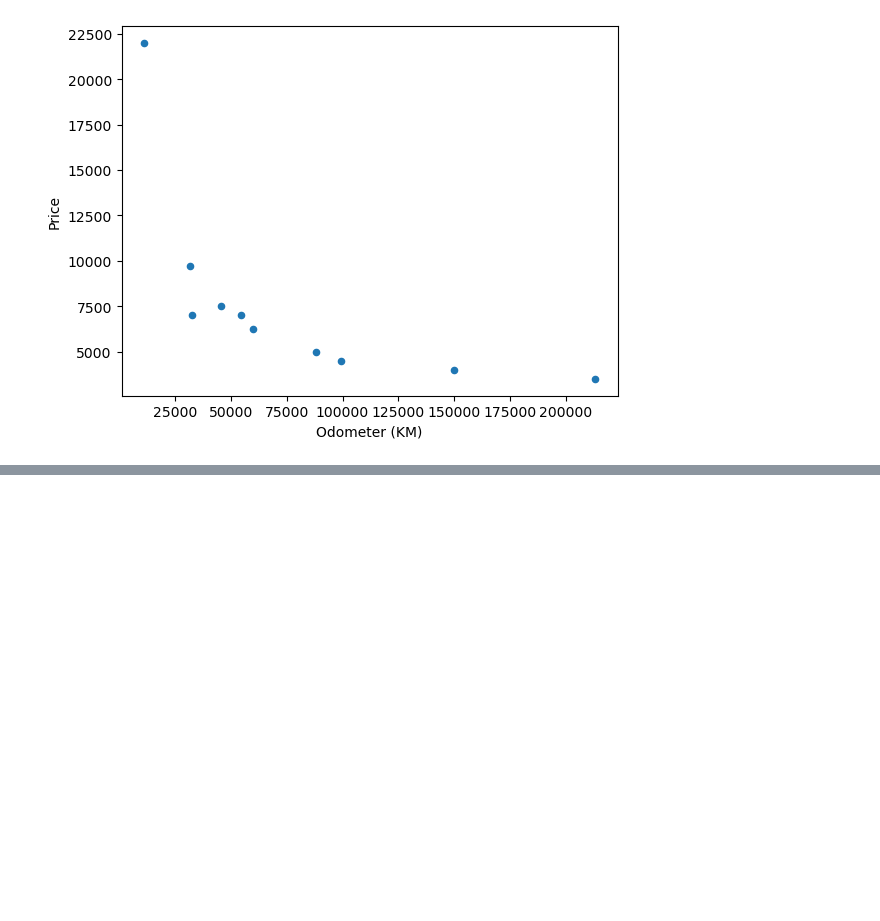
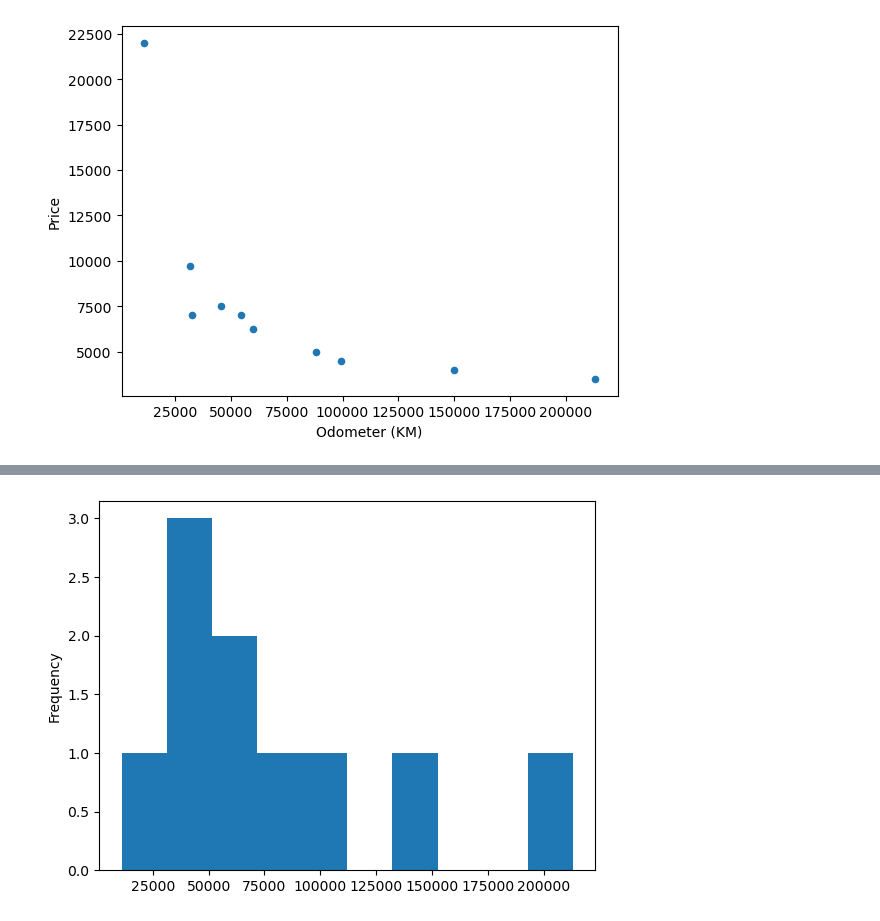
Before and after one commit to lgnassar/machine-learning-udemy, a Jupyter notebook: introduction-to-matplotlib.ipynb, the cells around one changed output, grey strips where cells are left out. Drawn from its saved outputs; the diff is of its cells as text; code cells hidden in the pictures; blank space fills up the shorter version.

```diff
--- a/introduction-to-matplotlib.ipynb
+++ b/introduction-to-matplotlib.ipynb
@@ -261,0 +264,4 @@ car_sales.plot()
+# %%
+car_sales['Odometer (KM)'].plot.hist();
+# %% [output]
+[figure, added]
```
Also changed, not shown: parts of 31 cells of this notebook, 2 other files.
